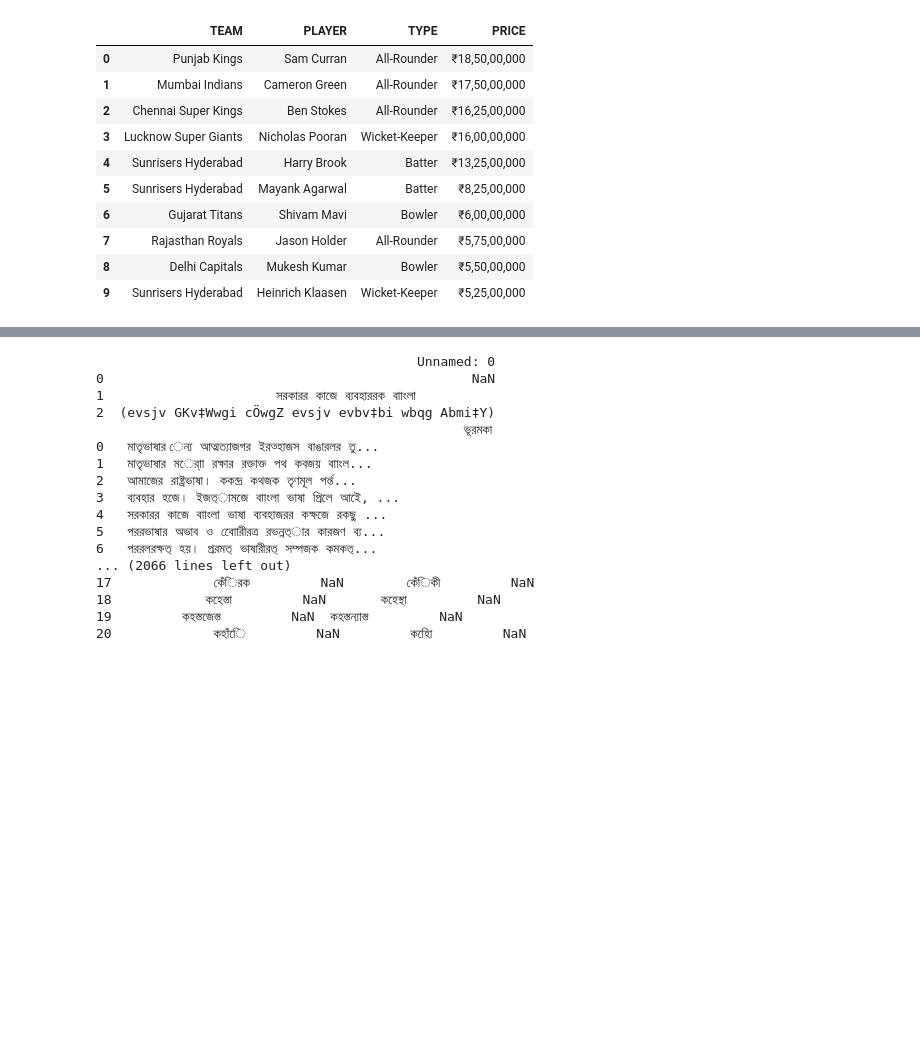
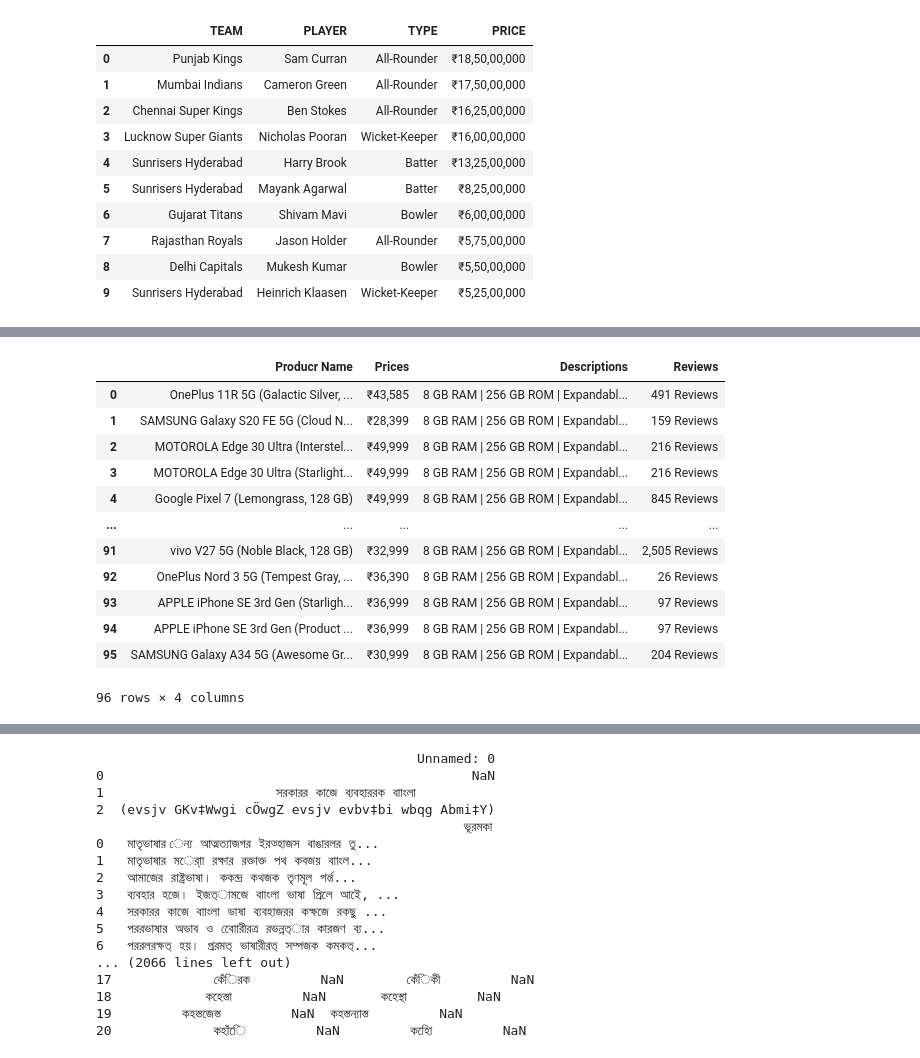
Before and after one commit to pappucode/datascrape, a Jupyter notebook: dataScrapping_beautifulSoup_selenium.ipynb, the cells around one changed output, grey strips where cells are left out. Drawn from its saved outputs; the diff is of its cells as text; code cells hidden in the pictures; blank space fills up the shorter version.

```diff
--- a/dataScrapping_beautifulSoup_selenium.ipynb
+++ b/dataScrapping_beautifulSoup_selenium.ipynb
@@ -275,0 +344,71 @@ df.to_csv("ipl_top_buys.csv")
+# %%
+#Here I have scraped number of specified pages
+base_url = "https://www.flipkart.com"
+
+names = []
+prices = []
+#descs = []
+reviews = []
+
+for i in range(1,5):
+    # Get all the links
+    container = soup.find_all("div", class_ = "_2MImiq")
+    #urls = container.find_all("a", class_ = "_1LKTO3")
+
+    for url_container in container:
+        anchors = url_container.find_all("a", class_="_1LKTO3")
+
+        for anchor in anchors:
+            href = anchor.get("href")
+
+           # Split the URL into components based on "&"
+            url_components = href.split('&')
+
+            # Remove the last component
+            url_components.pop()
+
+            # Join the components back together with "&" to create the modified URL
+            new_url = '&'.join(url_components)
+
+
+        npl = f"{base_url}{new_url}&page={i}"
+        #print(npl)
+
+        rr = requests.get(npl)
+        #print(rr)
+        soup1 = BeautifulSoup(rr.text, 'lxml')
+
+        container = soup1.find_all("div", class_ = "_2kHMtA")
+        for item in container:
+
+            name = item.find("div", class_ = "_4rR01T").text
+            names.append(name)
+
+            price = item.find("div", class_ = "_30jeq3 _1_WHN1").text
+            prices.append(price)
+
+            #desc = item.find("div", class_ = "fMghEO")
+            all_ul = item.find_all('ul', class_="_1xgFaf")
+            for i in all_ul:
+                res = i.text
+                #descs.append(res)
+                #print(res)
+            review = item.find("span", class_ = "_13vcmD").next_sibling.text
+            reviews.append(review.strip())
+
+df = pd.DataFrame({"Producr Name" : names, "Prices": prices, "Descriptions" : res, "Reviews" : reviews})
+df
+# %% [output]
+|  | Producr Name | Prices | Descriptions | Reviews |
+| 0 | OnePlus 11R 5G (Galactic Silver, ... | ₹43,585 | 8 GB RAM | 256 GB ROM | Expandabl... | 491 Reviews |
+| 1 | SAMSUNG Galaxy S20 FE 5G (Cloud N... | ₹28,399 | 8 GB RAM | 256 GB ROM | Expandabl... | 159 Reviews |
+| 2 | MOTOROLA Edge 30 Ultra (Interstel... | ₹49,999 | 8 GB RAM | 256 GB ROM | Expandabl... | 216 Reviews |
+| 3 | MOTOROLA Edge 30 Ultra (Starlight... | ₹49,999 | 8 GB RAM | 256 GB ROM | Expandabl... | 216 Reviews |
+| 4 | Google Pixel 7 (Lemongrass, 128 GB) | ₹49,999 | 8 GB RAM | 256 GB ROM | Expandabl... | 845 Reviews |
+| ... | ... | ... | ... | ... |
+| 91 | vivo V27 5G (Noble Black, 128 GB) | ₹32,999 | 8 GB RAM | 256 GB ROM | Expandabl... | 2,505 Reviews |
+| 92 | OnePlus Nord 3 5G (Tempest Gray, ... | ₹36,390 | 8 GB RAM | 256 GB ROM | Expandabl... | 26 Reviews |
+| 93 | APPLE iPhone SE 3rd Gen (Starligh... | ₹36,999 | 8 GB RAM | 256 GB ROM | Expandabl... | 97 Reviews |
+| 94 | APPLE iPhone SE 3rd Gen (Product ... | ₹36,999 | 8 GB RAM | 256 GB ROM | Expandabl... | 97 Reviews |
+| 95 | SAMSUNG Galaxy A34 5G (Awesome Gr... | ₹30,999 | 8 GB RAM | 256 GB ROM | Expandabl... | 204 Reviews |
+96 rows × 4 columns
```
Also changed, not shown: parts of 9 cells of this notebook, 2 other files.
